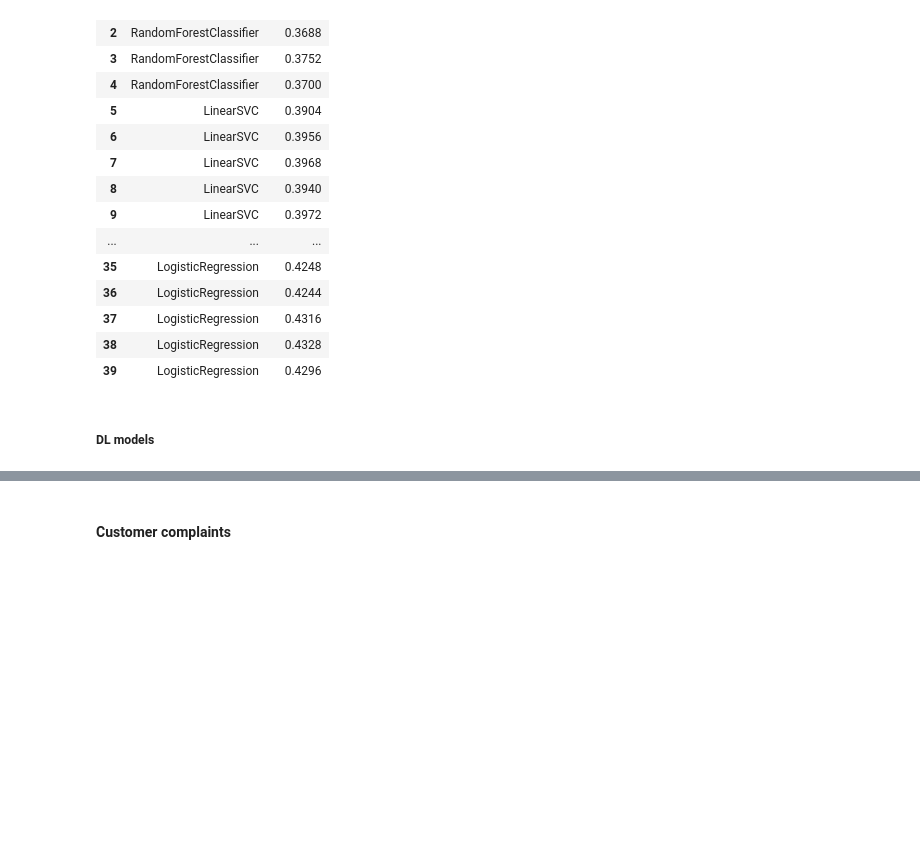
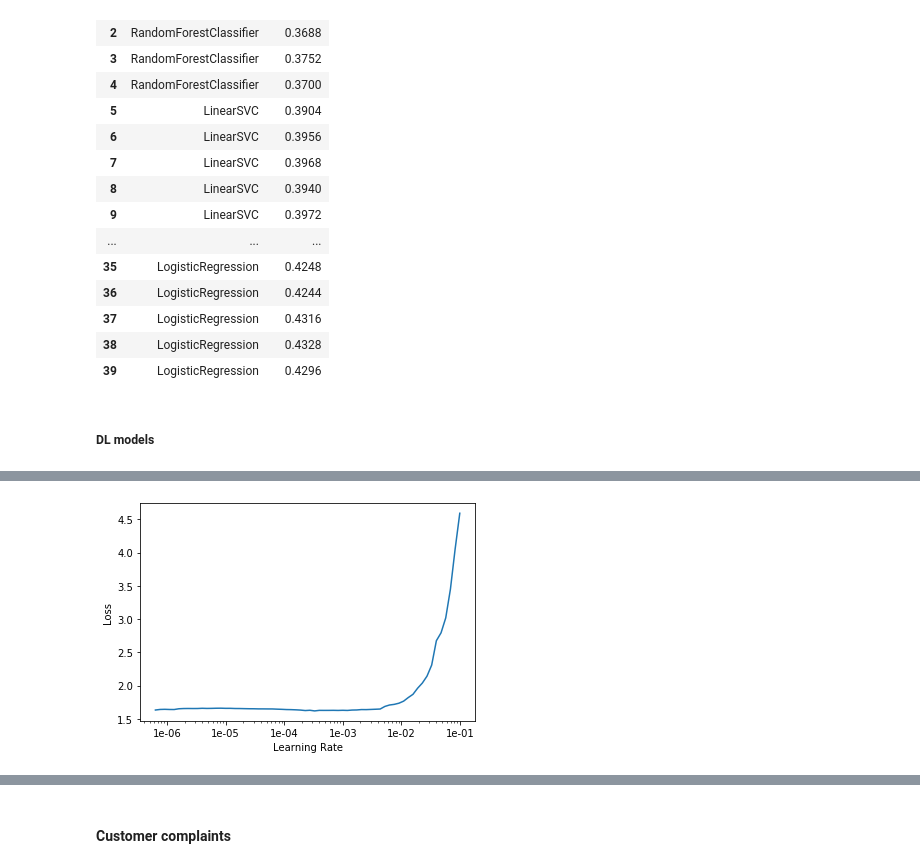
Before and after one commit to DavidykZhao/Frame_experiments, a Jupyter notebook: Frame_experiments.ipynb, the cells around one changed output, grey strips where cells are left out. Drawn from its saved outputs; the diff is of its cells as text; code cells hidden in the pictures; blank space fills up the shorter version.

```diff
--- a/Frame_experiments.ipynb
+++ b/Frame_experiments.ipynb
@@ -955,0 +985,13 @@ ml_amazon_accu_10
+# %%
+bert_model = BertForSequenceClassification.from_pretrained(config.bert_model_name, num_labels= 5 )
+
+databunch = TextDataBunch.from_df(AMAZON, train, val,
+                      tokenizer=fastai_tokenizer,
+                      vocab=fastai_bert_vocab,
+                      include_bos=False,
+                      include_eos=False,
+                      text_cols= "review",
+                      label_cols=label_cols,
+                      bs= 64,
+                      collate_fn=partial(pad_collate, pad_first=False, pad_idx=0),
+                 )
@@ -955,0 +1001,4 @@ ml_amazon_accu_10
+# %%
+learner = Learner(
+databunch, bert_model,
+loss_func=loss_func, metrics = accuracy)
@@ -955,0 +1010,4 @@ ml_amazon_accu_10
+# %%
+learner.recorder.plot()
+# %% [output]
+[figure, added]
```
Also changed, not shown: parts of 77 cells of this notebook.
